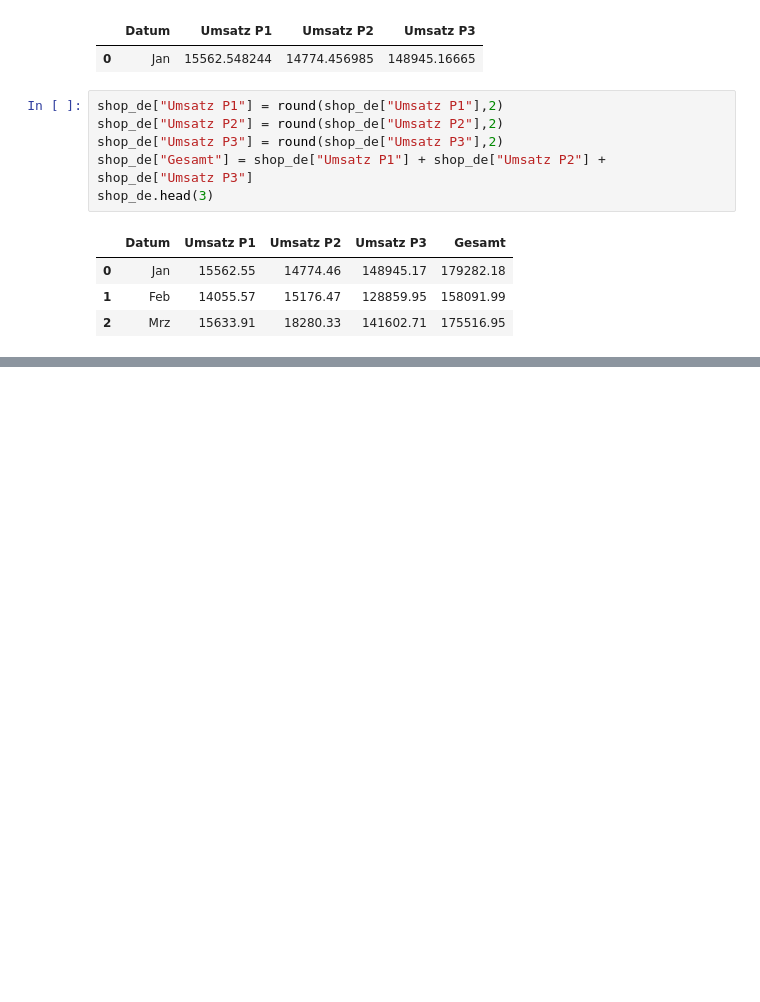
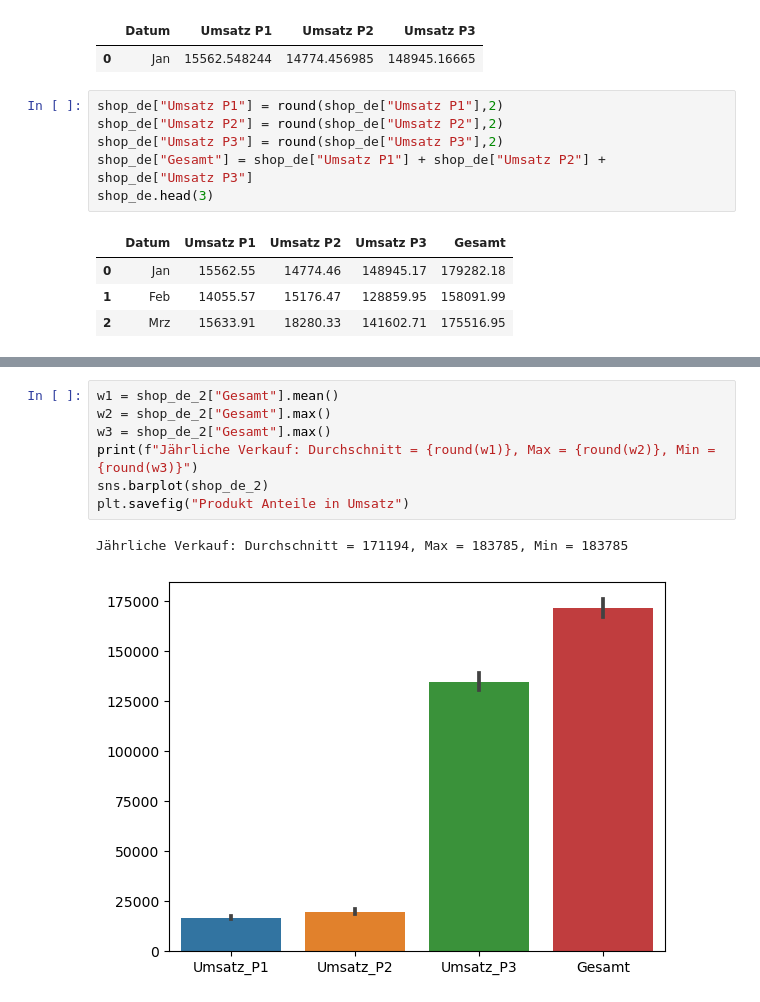
Before and after one commit to asia-DataCraft/PythonProjekt-Mohamed-Joana-Abdul, a Jupyter notebook: shop_de.ipynb, the cells around one changed output, grey strips where cells are left out. Cells and saved outputs as stored; diff of their text form; blank space fills up the shorter version.

```diff
--- a/shop_de.ipynb
+++ b/shop_de.ipynb
@@ -76,0 +76,10 @@ shop_de_2
+# %%
+w1 = shop_de_2["Gesamt"].mean()
+w2 = shop_de_2["Gesamt"].max()
+w3 = shop_de_2["Gesamt"].max()
+print(f"Jährliche Verkauf: Durchschnitt = {round(w1)}, Max = {round(w2)}, Min = {round(w3)}")
+sns.barplot(shop_de_2)
+plt.savefig("Produkt Anteile in Umsatz")
+# %% [output]
+Jährliche Verkauf: Durchschnitt = 171194, Max = 183785, Min = 183785
+[figure, added]
```
Also changed, not shown: parts of 2 cells of this notebook, 2 other files.
